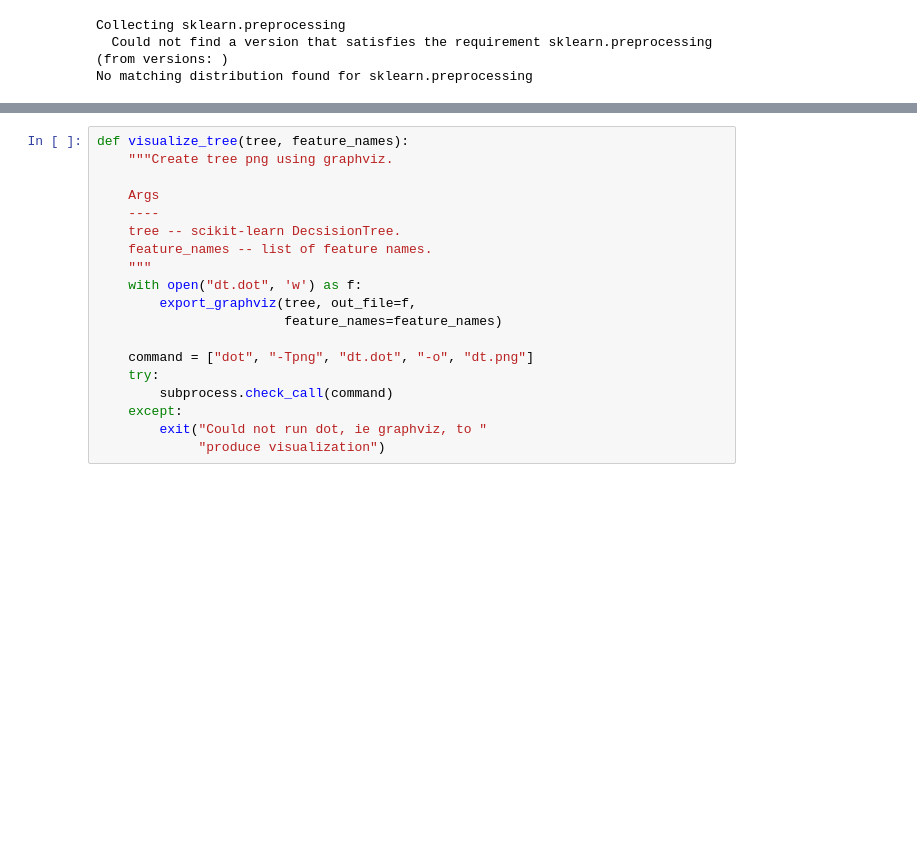
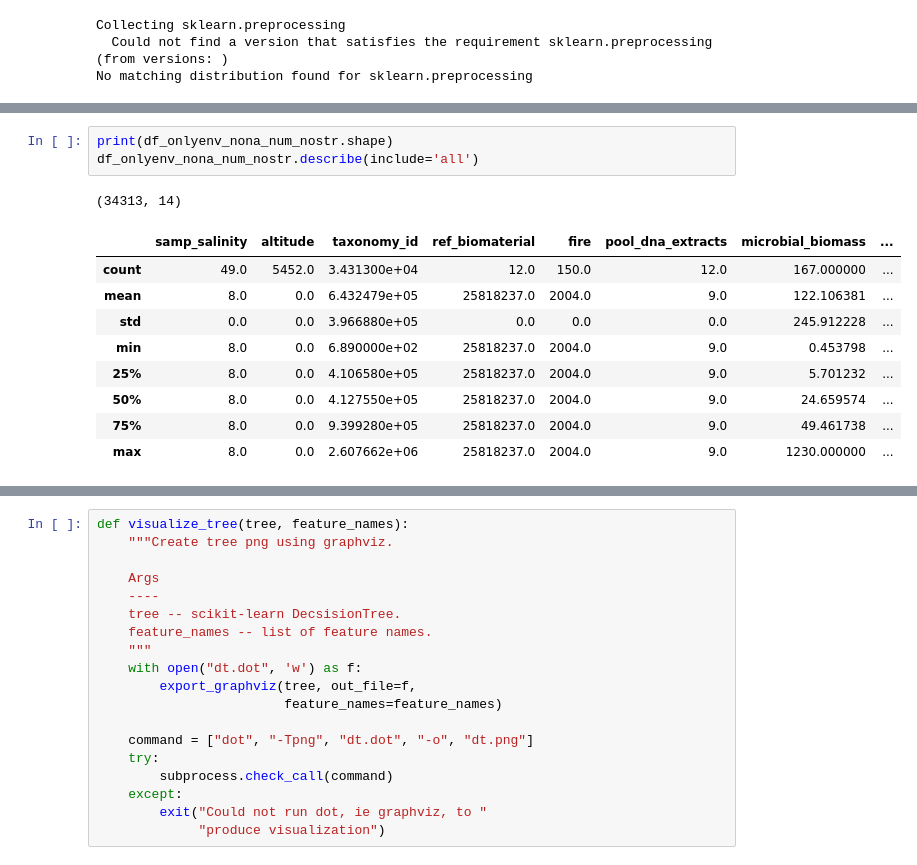
Before and after one commit to INCATools/biosample-analysis, a Jupyter notebook: notebooks/first_analysis_notebook.ipynb, the cells around one changed output, grey strips where cells are left out. Saved outputs shown, nothing was run; the diff lists cells and outputs as text; blank space fills up the shorter version.

```diff
--- a/notebooks/first_analysis_notebook.ipynb
+++ b/notebooks/first_analysis_notebook.ipynb
@@ -140,0 +372,14 @@ pandas.core.indexes.base.Index
+# %%
+print(df_onlyenv_nona_num_nostr.shape)
+df_onlyenv_nona_num_nostr.describe(include='all')
+# %% [output]
+(34313, 14)
+|  | samp_salinity | altitude | taxonomy_id | ref_biomaterial | fire | pool_dna_extracts | microbial_biomass | ... |
+| count | 49.0 | 5452.0 | 3.431300e+04 | 12.0 | 150.0 | 12.0 | 167.000000 | ... |
+| mean | 8.0 | 0.0 | 6.432479e+05 | 25818237.0 | 2004.0 | 9.0 | 122.106381 | ... |
+| std | 0.0 | 0.0 | 3.966880e+05 | 0.0 | 0.0 | 0.0 | 245.912228 | ... |
+| min | 8.0 | 0.0 | 6.890000e+02 | 25818237.0 | 2004.0 | 9.0 | 0.453798 | ... |
+| 25% | 8.0 | 0.0 | 4.106580e+05 | 25818237.0 | 2004.0 | 9.0 | 5.701232 | ... |
+| 50% | 8.0 | 0.0 | 4.127550e+05 | 25818237.0 | 2004.0 | 9.0 | 24.659574 | ... |
+| 75% | 8.0 | 0.0 | 9.399280e+05 | 25818237.0 | 2004.0 | 9.0 | 49.461738 | ... |
+| max | 8.0 | 0.0 | 2.607662e+06 | 25818237.0 | 2004.0 | 9.0 | 1230.000000 | ... |
```
Also changed, not shown: parts of 35 cells of this notebook.
